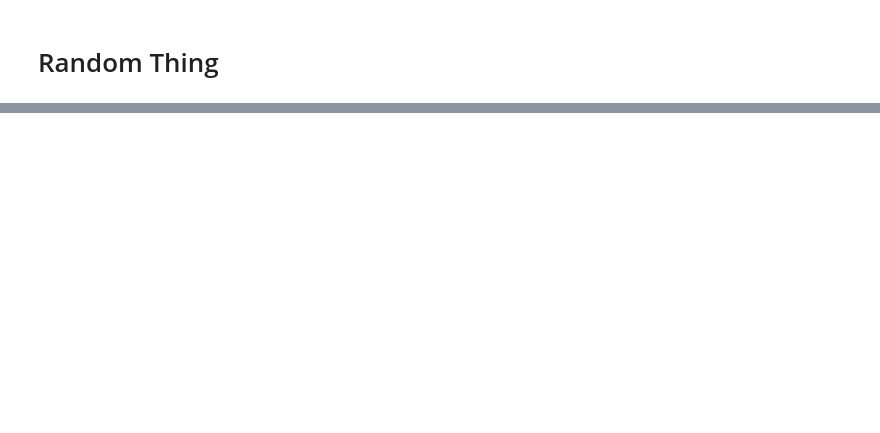
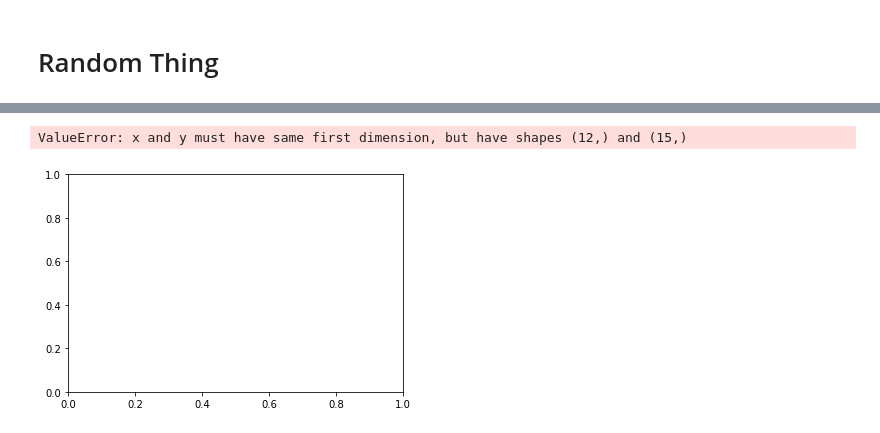
Before and after one commit to StellaAthena/fractal-ml, a Jupyter notebook: notebooks/Fractal Sampling.ipynb, the cells around one changed output, grey strips where cells are left out. Cells and saved outputs as stored; diff of their text form; code cells hidden in the pictures; blank space fills up the shorter version.

Commit message:
meaningful box dimension

```diff
--- a/notebooks/Fractal Sampling.ipynb
+++ b/notebooks/Fractal Sampling.ipynb
@@ -113,0 +114,7 @@ plt.show()
+# %%
+counts = approx_box_counting(0.5,-10,2,data)
+plt.plot(np.arange(-10,2),dims, c='black')
+plt.show()
+# %% [output]
+ValueError: x and y must have same first dimension, but have shapes (12,) and (15,)
+[figure, added]
```
Also changed, not shown: parts of 5 cells of this notebook, 2 other files.
